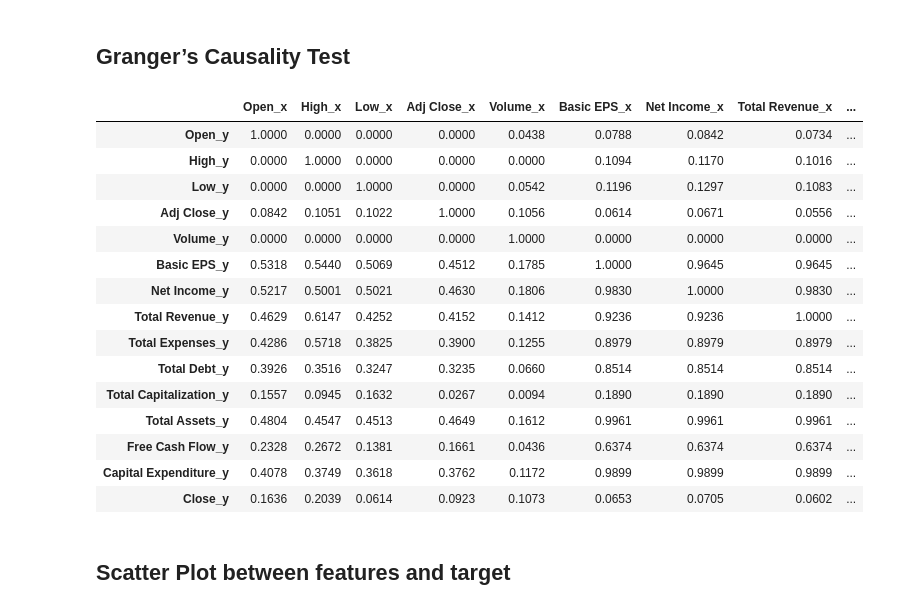
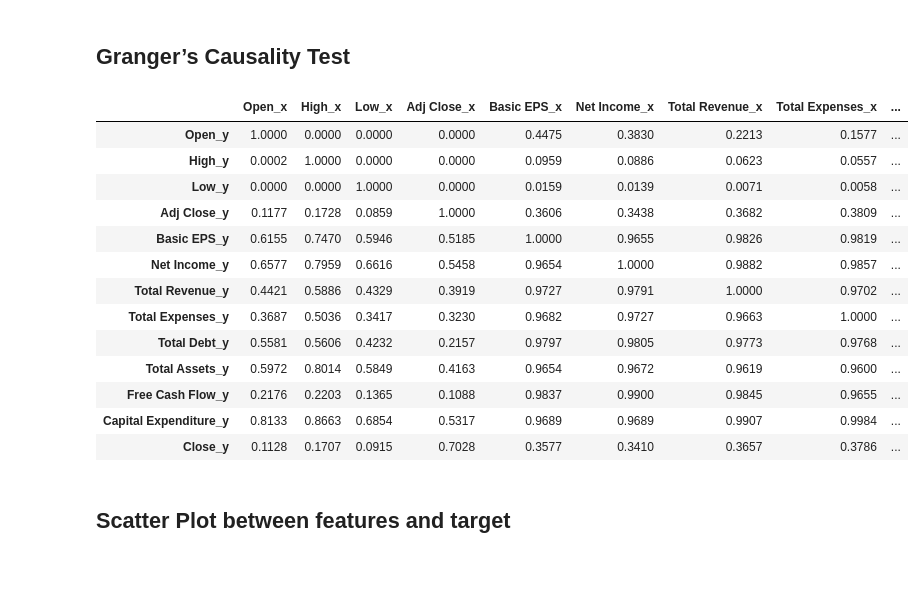
Before and after one commit to AdhamSakr/stockpredictor, a Jupyter notebook: eda/eda.ipynb, the cells around one changed output. Cells and saved outputs as stored; diff of their text form; code cells hidden in the pictures; blank space fills up the shorter version.

```diff
--- a/eda/eda.ipynb
+++ b/eda/eda.ipynb
@@ -405,0 +433,5 @@ array([[<Axes: title={'center': 'Open'}>,
+# %%
+df = deepcopy(selected_stock_df)
+for name, column in df.items():
+    adfuller_test(column, name)
+    print('\n')
@@ -405,0 +456,3 @@ array([[<Axes: title={'center': 'Open'}>,
+# %%
+df_differenced = deepcopy(selected_stock_df)
+df_differenced = df_differenced.diff().fillna(df_differenced.mean())
@@ -408,41 +484,39 @@ array([[<Axes: title={'center': 'Open'}>,
 # %%
 # The rows of the output are the response variables, while the columns are the predoctors.
 # The values are called P-Values, p-value < 0.05 means that X does not cause Y.
 def granger_causation_matrix(data):
     test = 'ssr_chi2test'
     verbose=False
     maxlag=12
     columns = data.columns
     df = pd.DataFrame(np.zeros((len(columns), len(columns))), columns=columns, index=columns)
     for c in df.columns:
         for r in df.index:
             test_result = grangercausalitytests(data[[r, c]], maxlag=maxlag, verbose=False)
             p_values = [round(test_result[i+1][0][test][1],4) for i in range(maxlag)]
             if verbose: print(f'Y = {r}, X = {c}, P Values = {p_values}')
             min_p_value = np.min(p_values)
             df.loc[r, c] = min_p_value
     df.columns = [var + '_x' for var in columns]
     df.index = [var + '_y' for var in columns]
     return df
 
-granger_causation_matrix(selected_stock_df)
+granger_causation_matrix(df_differenced)
 # %% [output]
-|  | Open_x | High_x | Low_x | Adj Close_x | Volume_x | Basic EPS_x | Net Income_x | Total Revenue_x | ... |
-| Open_y | 1.0000 | 0.0000 | 0.0000 | 0.0000 | 0.0438 | 0.0788 | 0.0842 | 0.0734 | ... |
-| High_y | 0.0000 | 1.0000 | 0.0000 | 0.0000 | 0.0000 | 0.1094 | 0.1170 | 0.1016 | ... |
-| Low_y | 0.0000 | 0.0000 | 1.0000 | 0.0000 | 0.0542 | 0.1196 | 0.1297 | 0.1083 | ... |
-| Adj Close_y | 0.0842 | 0.1051 | 0.1022 | 1.0000 | 0.1056 | 0.0614 | 0.0671 | 0.0556 | ... |
-| Volume_y | 0.0000 | 0.0000 | 0.0000 | 0.0000 | 1.0000 | 0.0000 | 0.0000 | 0.0000 | ... |
-| Basic EPS_y | 0.5318 | 0.5440 | 0.5069 | 0.4512 | 0.1785 | 1.0000 | 0.9645 | 0.9645 | ... |
-| Net Income_y | 0.5217 | 0.5001 | 0.5021 | 0.4630 | 0.1806 | 0.9830 | 1.0000 | 0.9830 | ... |
-| Total Revenue_y | 0.4629 | 0.6147 | 0.4252 | 0.4152 | 0.1412 | 0.9236 | 0.9236 | 1.0000 | ... |
-| Total Expenses_y | 0.4286 | 0.5718 | 0.3825 | 0.3900 | 0.1255 | 0.8979 | 0.8979 | 0.8979 | ... |
-| Total Debt_y | 0.3926 | 0.3516 | 0.3247 | 0.3235 | 0.0660 | 0.8514 | 0.8514 | 0.8514 | ... |
-| Total Capitalization_y | 0.1557 | 0.0945 | 0.1632 | 0.0267 | 0.0094 | 0.1890 | 0.1890 | 0.1890 | ... |
-| Total Assets_y | 0.4804 | 0.4547 | 0.4513 | 0.4649 | 0.1612 | 0.9961 | 0.9961 | 0.9961 | ... |
-| Free Cash Flow_y | 0.2328 | 0.2672 | 0.1381 | 0.1661 | 0.0436 | 0.6374 | 0.6374 | 0.6374 | ... |
-| Capital Expenditure_y | 0.4078 | 0.3749 | 0.3618 | 0.3762 | 0.1172 | 0.9899 | 0.9899 | 0.9899 | ... |
-| Close_y | 0.1636 | 0.2039 | 0.0614 | 0.0923 | 0.1073 | 0.0653 | 0.0705 | 0.0602 | ... |
+|  | Open_x | High_x | Low_x | Adj Close_x | Basic EPS_x | Net Income_x | Total Revenue_x | Total Expenses_x | ... |
+| Open_y | 1.0000 | 0.0000 | 0.0000 | 0.0000 | 0.4475 | 0.3830 | 0.2213 | 0.1577 | ... |
+| High_y | 0.0002 | 1.0000 | 0.0000 | 0.0000 | 0.0959 | 0.0886 | 0.0623 | 0.0557 | ... |
+| Low_y | 0.0000 | 0.0000 | 1.0000 | 0.0000 | 0.0159 | 0.0139 | 0.0071 | 0.0058 | ... |
+| Adj Close_y | 0.1177 | 0.1728 | 0.0859 | 1.0000 | 0.3606 | 0.3438 | 0.3682 | 0.3809 | ... |
+| Basic EPS_y | 0.6155 | 0.7470 | 0.5946 | 0.5185 | 1.0000 | 0.9655 | 0.9826 | 0.9819 | ... |
+| Net Income_y | 0.6577 | 0.7959 | 0.6616 | 0.5458 | 0.9654 | 1.0000 | 0.9882 | 0.9857 | ... |
+| Total Revenue_y | 0.4421 | 0.5886 | 0.4329 | 0.3919 | 0.9727 | 0.9791 | 1.0000 | 0.9702 | ... |
+| Total Expenses_y | 0.3687 | 0.5036 | 0.3417 | 0.3230 | 0.9682 | 0.9727 | 0.9663 | 1.0000 | ... |
+| Total Debt_y | 0.5581 | 0.5606 | 0.4232 | 0.2157 | 0.9797 | 0.9805 | 0.9773 | 0.9768 | ... |
+| Total Assets_y | 0.5972 | 0.8014 | 0.5849 | 0.4163 | 0.9654 | 0.9672 | 0.9619 | 0.9600 | ... |
+| Free Cash Flow_y | 0.2176 | 0.2203 | 0.1365 | 0.1088 | 0.9837 | 0.9900 | 0.9845 | 0.9655 | ... |
+| Capital Expenditure_y | 0.8133 | 0.8663 | 0.6854 | 0.5317 | 0.9689 | 0.9689 | 0.9907 | 0.9984 | ... |
+| Close_y | 0.1128 | 0.1707 | 0.0915 | 0.7028 | 0.3577 | 0.3410 | 0.3657 | 0.3786 | ... |
 # %% [markdown]
 ## Scatter Plot between features and target
 # %%
```
Also changed, not shown: parts of 5 cells of this notebook.
